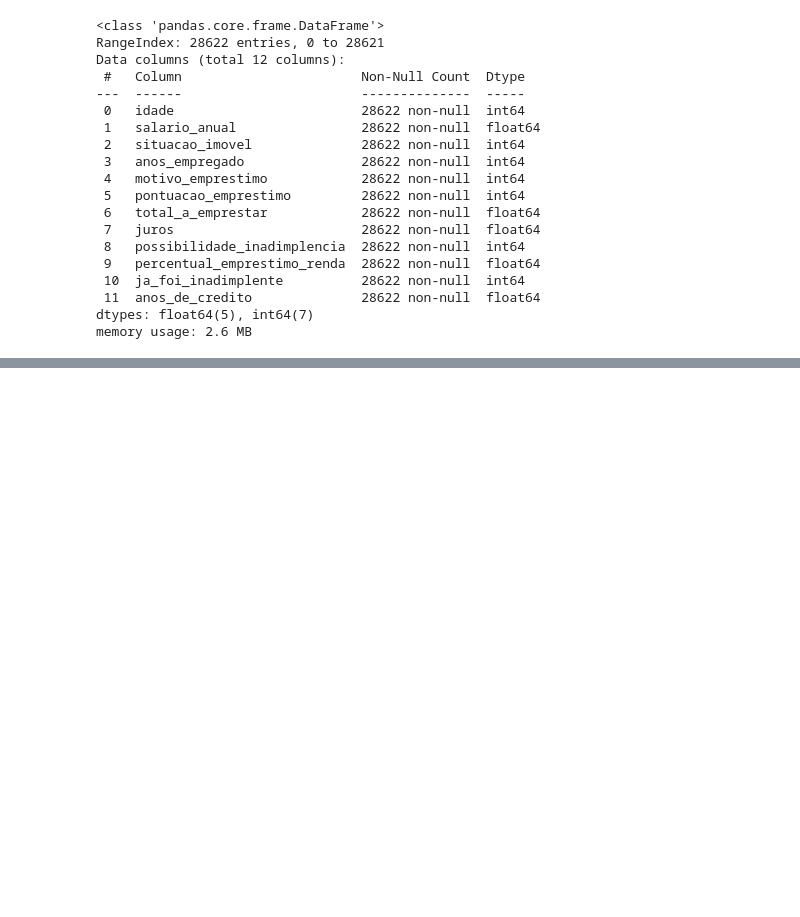
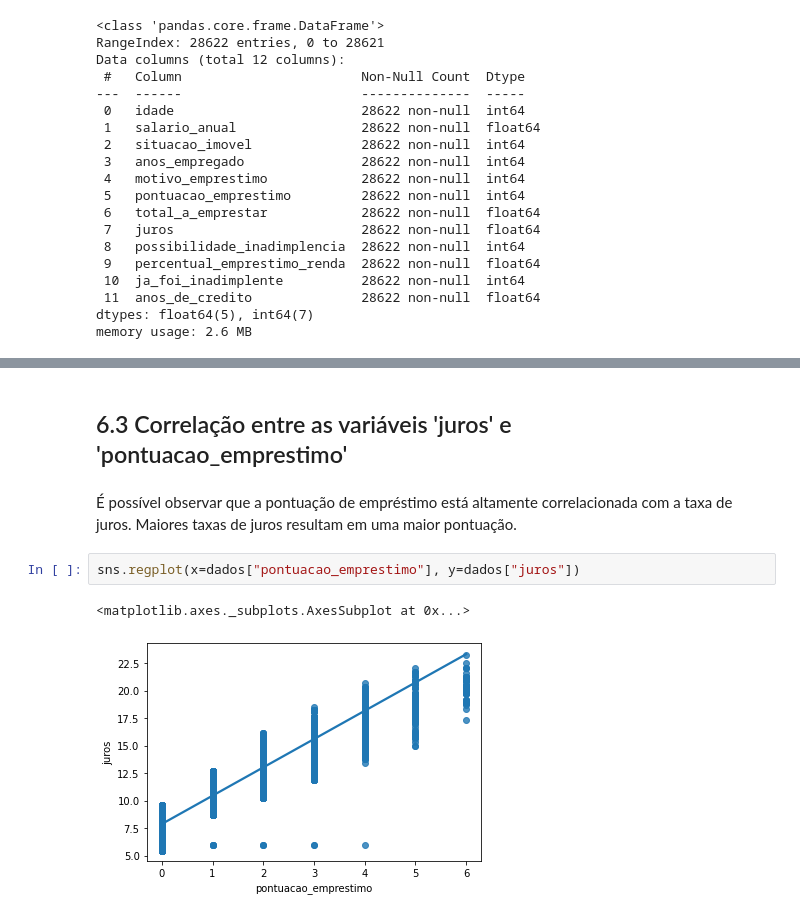
Before and after one commit to tarik-pomim/challenge_dados_082022, a Jupyter notebook: challenge_dados_alura.ipynb, the cells around one changed output, grey strips where cells are left out. Drawn from its saved outputs; the diff is of its cells as text; blank space fills up the shorter version.

```diff
--- a/challenge_dados_alura.ipynb
+++ b/challenge_dados_alura.ipynb
@@ -950,0 +976,9 @@ memory usage: 2.6 MB
+# %% [markdown]
+## 6.3 Correlação entre as variáveis 'juros' e 'pontuacao_emprestimo'
+# %% [markdown]
+É possível observar que a pontuação de empréstimo está altamente correlacionada com a taxa de juros. Maiores taxas de juros resultam em uma maior pontuação.
+# %%
+sns.regplot(x=dados["pontuacao_emprestimo"], y=dados["juros"])
+# %% [output]
+<matplotlib.axes._subplots.AxesSubplot at 0x...>
+[figure, added]
```
Also changed, not shown: parts of 204 cells of this notebook.
